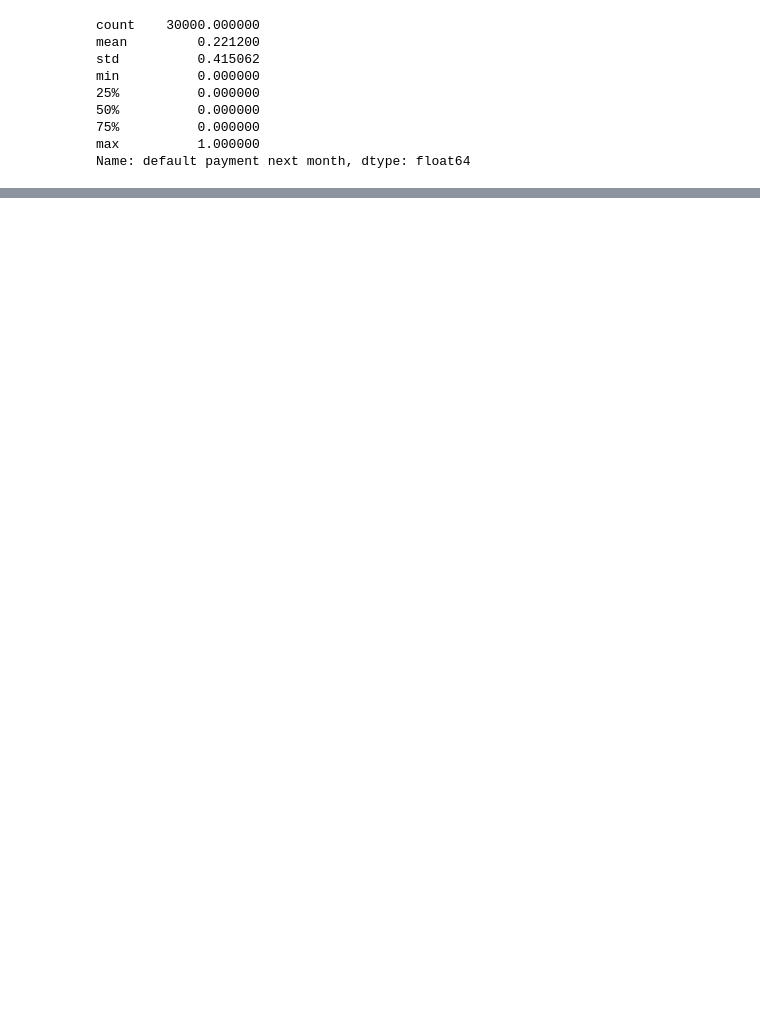
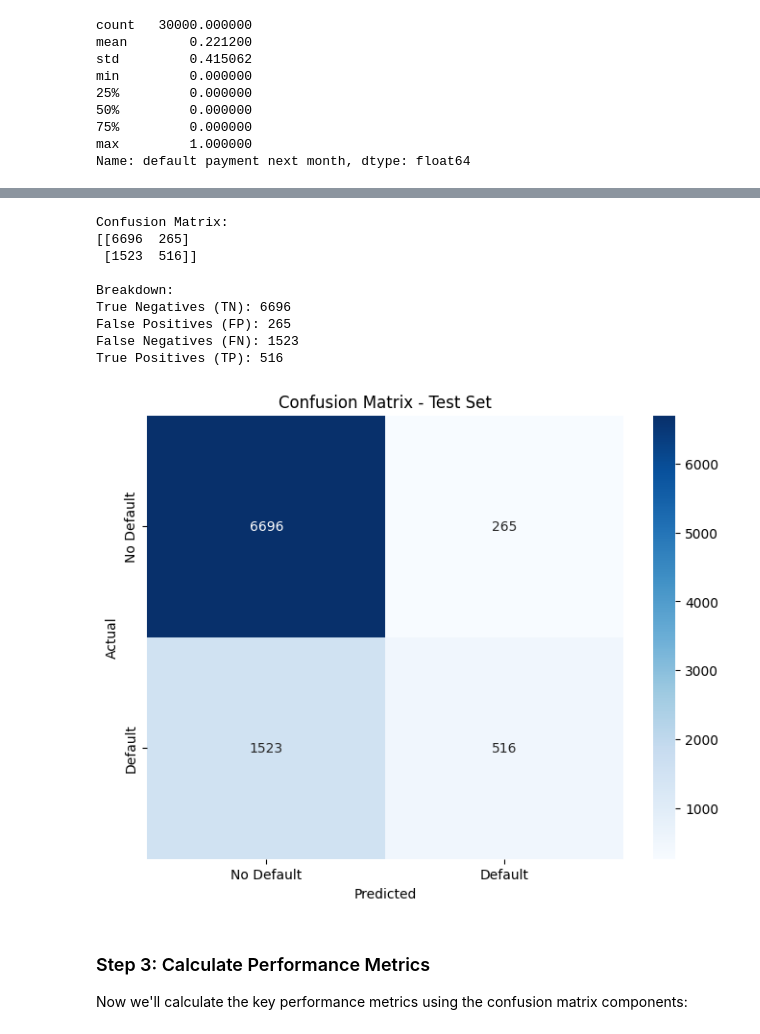
Before and after one commit to MaximeBoulat/AAI500-TeamProject, a Jupyter notebook: MaxNotebook.ipynb, the cells around one changed output, grey strips where cells are left out. Drawn from its saved outputs; the diff is of its cells as text; code cells hidden in the pictures; blank space fills up the shorter version.

```diff
--- a/MaxNotebook.ipynb
+++ b/MaxNotebook.ipynb
@@ -61,0 +169,5 @@ df.describe()
+# %%
+train_df = df.sample(frac=0.7, random_state=42)
+test_df = df.drop(train_df.index)
+
+train_df.head()
@@ -1396,0 +372,9 @@ Focusing on financial variables improves performance over demographic variables!
+# %%
+import statsmodels.formula.api as smf
+import statsmodels.api as sm
+
+
+
+model = smf.glm('default_status ~ LIMIT_BAL_Q + SEX + EDUCATION + MARRIAGE + AGE_Q + PAY_0 + PAY_2 + PAY_3 + PAY_4 + PAY_5 + PAY_6 + WEIGHTED_BILL_AMT_Q + WEIGHTED_PAY_AMT_Q', data=train_df, family=sm.families.Binomial())
+
+model.fit().summary()
@@ -1396,0 +541,38 @@ Focusing on financial variables improves performance over demographic variables!
+# %%
+# Calculate confusion matrix
+cm = confusion_matrix(test_actual, test_predictions)
+print("Confusion Matrix:")
+print(cm)
+
+# Extract components
+tn, fp, fn, tp = cm.ravel()
+print(f"\nBreakdown:")
+print(f"True Negatives (TN): {tn}")
+print(f"False Positives (FP): {fp}")
+print(f"False Negatives (FN): {fn}")
+print(f"True Positives (TP): {tp}")
+
+# Create heatmap visualization
+plt.figure(figsize=(8, 6))
+sns.heatmap(cm, annot=True, fmt='d', cmap='Blues',
+            xticklabels=['No Default', 'Default'],
+            yticklabels=['No Default', 'Default'])
+plt.title('Confusion Matrix - Test Set')
+plt.ylabel('Actual')
+plt.xlabel('Predicted')
+plt.show()
+# %% [output]
+Confusion Matrix:
+[[6696  265]
+ [1523  516]]
+
+Breakdown:
+True Negatives (TN): 6696
+False Positives (FP): 265
+False Negatives (FN): 1523
+True Positives (TP): 516
+[figure, added]
+# %% [markdown]
+### Step 3: Calculate Performance Metrics
+
+Now we'll calculate the key performance metrics using the confusion matrix components:
```
Also changed, not shown: parts of 87 cells of this notebook.
